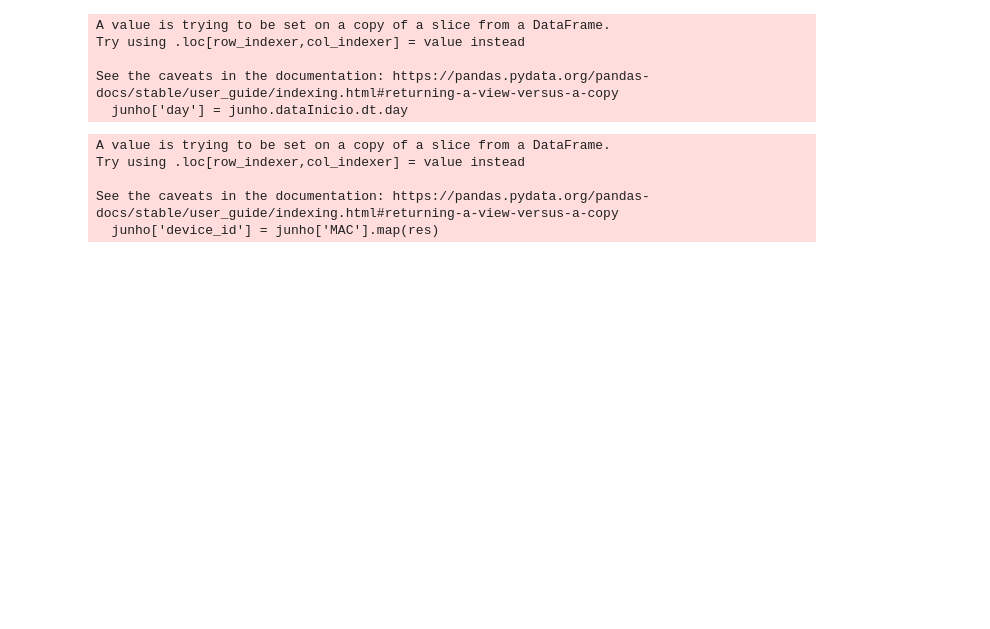
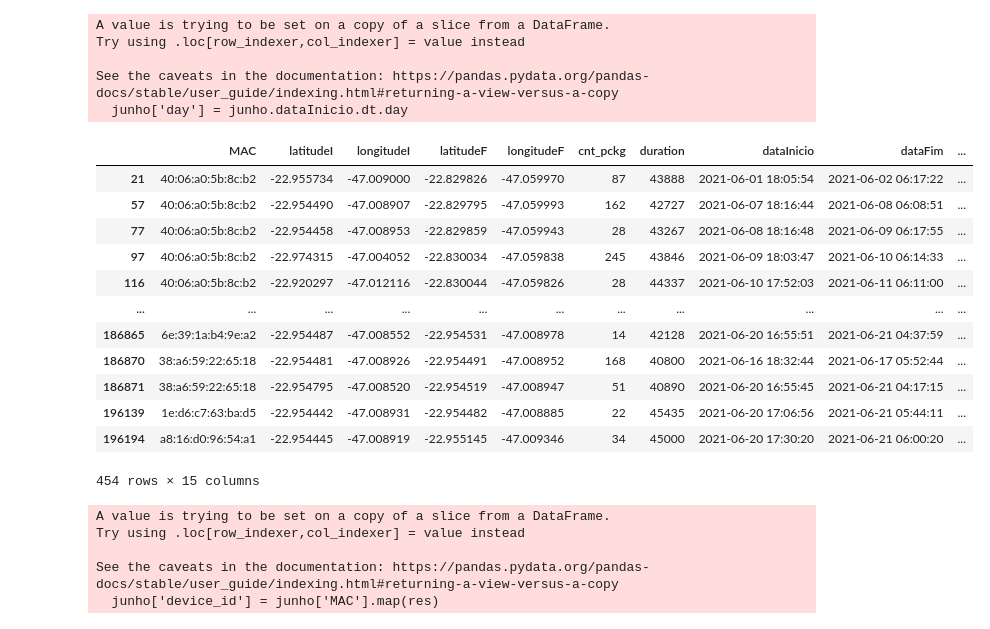
Before and after one commit to guilistocco/TCC_TABELA_DE_HORARIOS, a Jupyter notebook: seleciona passageiros JUNHO.ipynb, the cells around one changed output. Cells and saved outputs as stored; diff of their text form; code cells hidden in the pictures; blank space fills up the shorter version.

```diff
--- a/seleciona passageiros JUNHO.ipynb
+++ b/seleciona passageiros JUNHO.ipynb
@@ -72,6 +72,22 @@ Try using .loc[row_indexer,col_indexer] = value instead
 
 See the caveats in the documentation: https://pandas.pydata.org/pandas-docs/stable/user_guide/indexing.html#returning-a-view-versus-a-copy
   junho['day'] = junho.dataInicio.dt.day
+# %%
+junho[ junho.dataInicio.dt.day  !=  junho.dataFim.dt.day ]
+# %% [output]
+|  | MAC | latitudeI | longitudeI | latitudeF | longitudeF | cnt_pckg | duration | dataInicio | dataFim | ... |
+| 21 | 40:06:a0:5b:8c:b2 | -22.955734 | -47.009000 | -22.829826 | -47.059970 | 87 | 43888 | 2021-06-01 18:05:54 | 2021-06-02 06:17:22 | ... |
+| 57 | 40:06:a0:5b:8c:b2 | -22.954490 | -47.008907 | -22.829795 | -47.059993 | 162 | 42727 | 2021-06-07 18:16:44 | 2021-06-08 06:08:51 | ... |
+| 77 | 40:06:a0:5b:8c:b2 | -22.954458 | -47.008953 | -22.829859 | -47.059943 | 28 | 43267 | 2021-06-08 18:16:48 | 2021-06-09 06:17:55 | ... |
+| 97 | 40:06:a0:5b:8c:b2 | -22.974315 | -47.004052 | -22.830034 | -47.059838 | 245 | 43846 | 2021-06-09 18:03:47 | 2021-06-10 06:14:33 | ... |
+| 116 | 40:06:a0:5b:8c:b2 | -22.920297 | -47.012116 | -22.830044 | -47.059826 | 28 | 44337 | 2021-06-10 17:52:03 | 2021-06-11 06:11:00 | ... |
+| ... | ... | ... | ... | ... | ... | ... | ... | ... | ... | ... |
+| 186865 | 6e:39:1a:b4:9e:a2 | -22.954487 | -47.008552 | -22.954531 | -47.008978 | 14 | 42128 | 2021-06-20 16:55:51 | 2021-06-21 04:37:59 | ... |
+| 186870 | 38:a6:59:22:65:18 | -22.954481 | -47.008926 | -22.954491 | -47.008952 | 168 | 40800 | 2021-06-16 18:32:44 | 2021-06-17 05:52:44 | ... |
+| 186871 | 38:a6:59:22:65:18 | -22.954795 | -47.008520 | -22.954519 | -47.008947 | 51 | 40890 | 2021-06-20 16:55:45 | 2021-06-21 04:17:15 | ... |
+| 196139 | 1e:d6:c7:63:ba:d5 | -22.954442 | -47.008931 | -22.954482 | -47.008885 | 22 | 45435 | 2021-06-20 17:06:56 | 2021-06-21 05:44:11 | ... |
+| 196194 | a8:16:d0:96:54:a1 | -22.954445 | -47.008919 | -22.955145 | -47.009346 | 34 | 45000 | 2021-06-20 17:30:20 | 2021-06-21 06:00:20 | ... |
+454 rows × 15 columns
 # %%
 ## Cria coluna de ID para cada um dos MACS para facilitar identificacao
 
```
Also changed, not shown: parts of 14 cells of this notebook, 2 other files.
